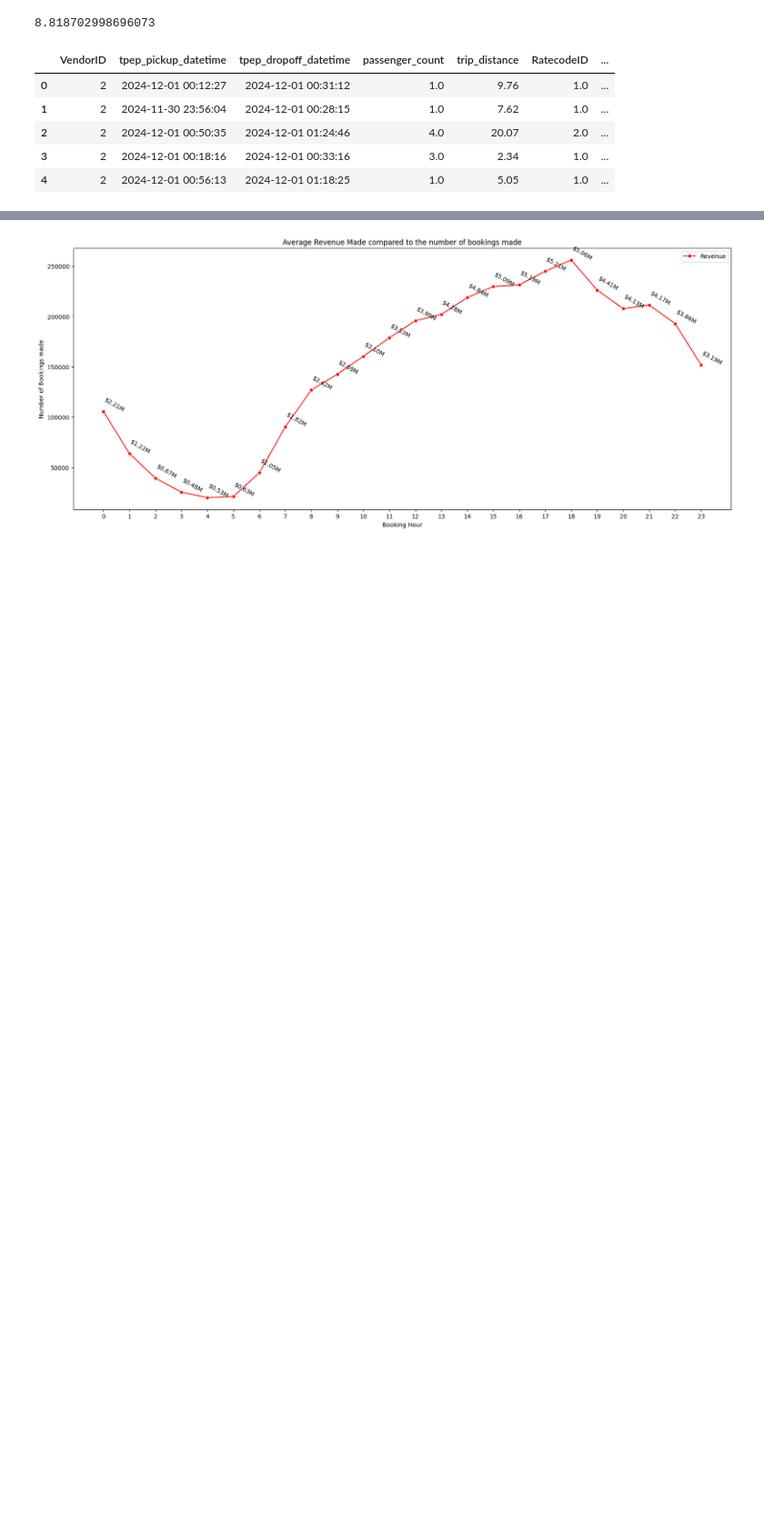
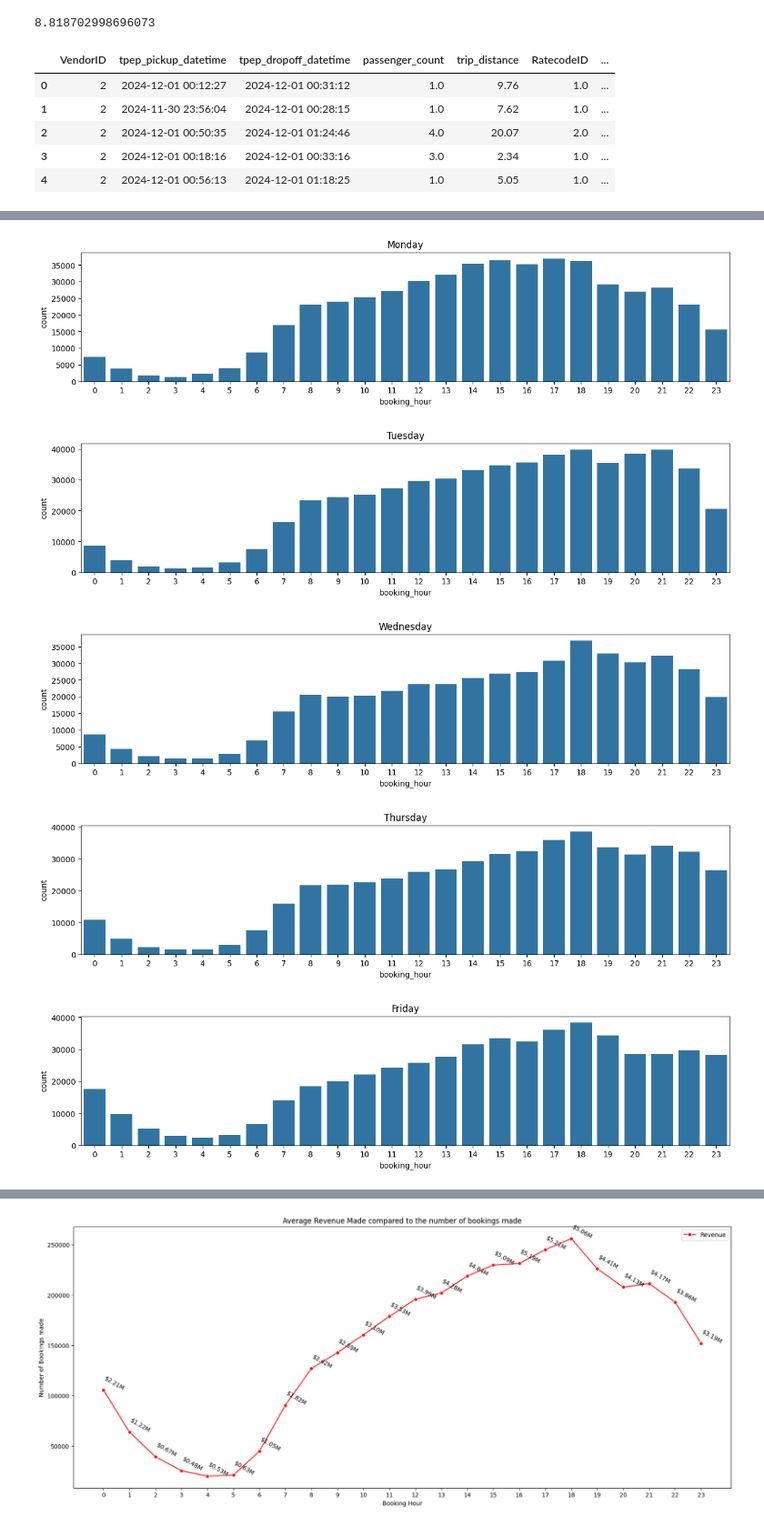
Before and after one commit to hnushrat/NYC-Taxi, a Jupyter notebook: NYC_Taxi.ipynb, the cells around one changed output, grey strips where cells are left out. Shown: that part at 91% size. Saved outputs shown, nothing was run; the diff lists cells and outputs as text; code cells hidden in the pictures; blank space fills up the shorter version.

```diff
--- a/NYC_Taxi.ipynb
+++ b/NYC_Taxi.ipynb
@@ -90,0 +93,2 @@ df.head()
+# %%
+grouped_day_hour = pd.DataFrame(df.groupby(['day', 'booking_hour']).size())
@@ -90,0 +112,16 @@ df.head()
+# %%
+days = 'Monday,Tuesday,Wednesday,Thursday,Friday,Saturday,Sunday'.split(',')
+temp = grouped_day_hour.reset_index()
+temp.rename(columns = {0: 'count'}, inplace =True)
+
+for i in days:
+    x = temp[temp['day'] == i]
+    sns.barplot(x = x['booking_hour'], y = x['count'])
+    plt.title(i)
+    plt.show()
+# %% [output]
+[figure, added]
+[figure, added]
+[figure, added]
+[figure, added]
+[figure, added]
```
Also changed, not shown: parts of 10 cells of this notebook.
